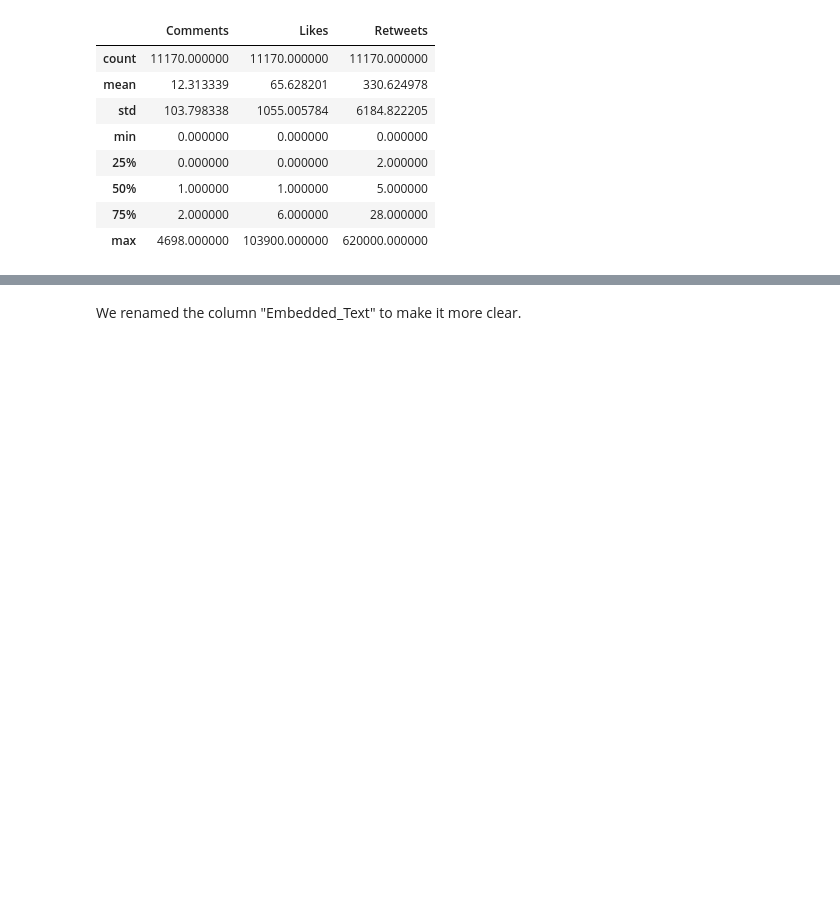
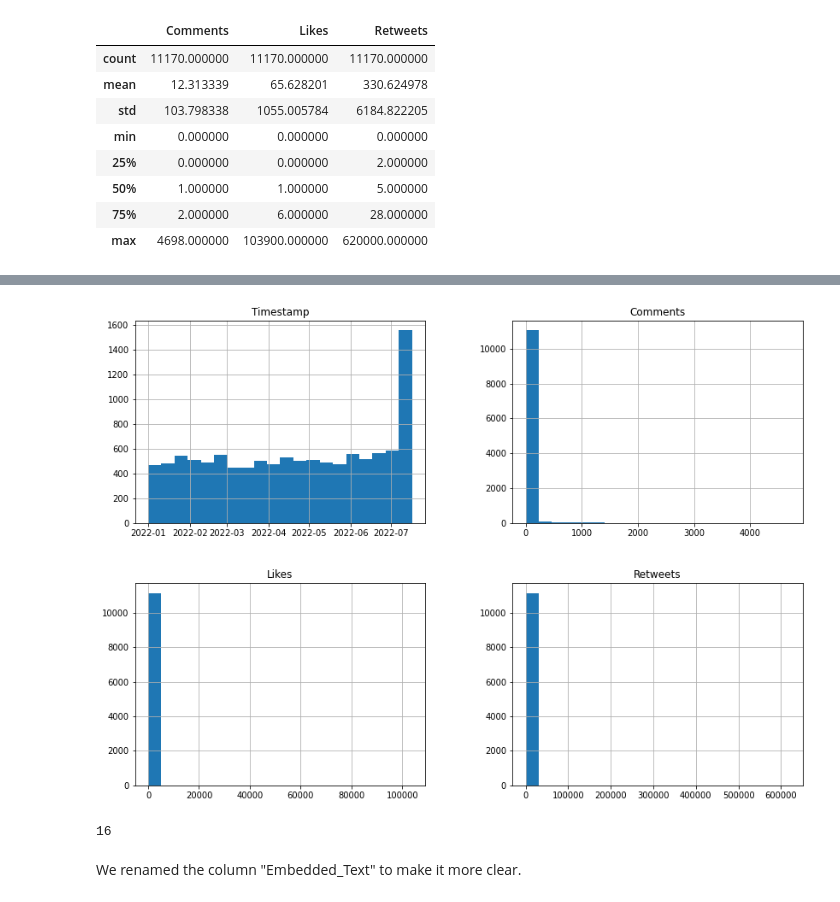
Before and after one commit to martina-nu/Proyecto-Final-ML, a Jupyter notebook: src/explore.ipynb, the cells around one changed output, grey strips where cells are left out. Saved outputs shown, nothing was run; the diff lists cells and outputs as text; code cells hidden in the pictures; blank space fills up the shorter version.

```diff
--- a/src/explore.ipynb
+++ b/src/explore.ipynb
@@ -232,3 +243,12 @@ df_interim_z.describe()
+# %%
+df_interim_z.hist(figsize=(14,10), bins=20)
+plt.show()
+# %% [output]
+[figure, added]
+# %%
+len(df_interim_z['Comments'].loc[df_interim_z['Comments'] > 1000])
+# %% [output]
+16
 # %% [markdown]
 We renamed the column "Embedded_Text" to make it more clear.
 # %%
```
Also changed, not shown: parts of 35 cells of this notebook, 2 other files.
